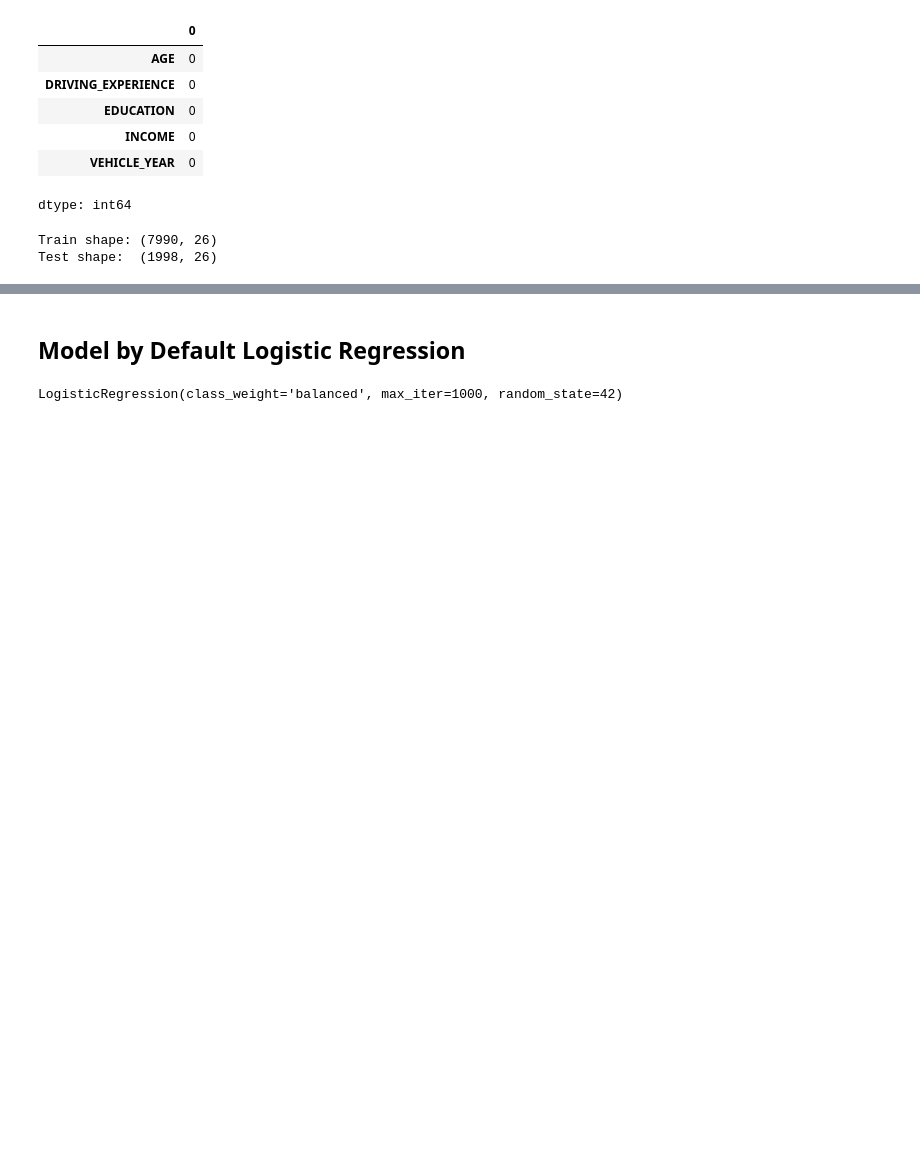
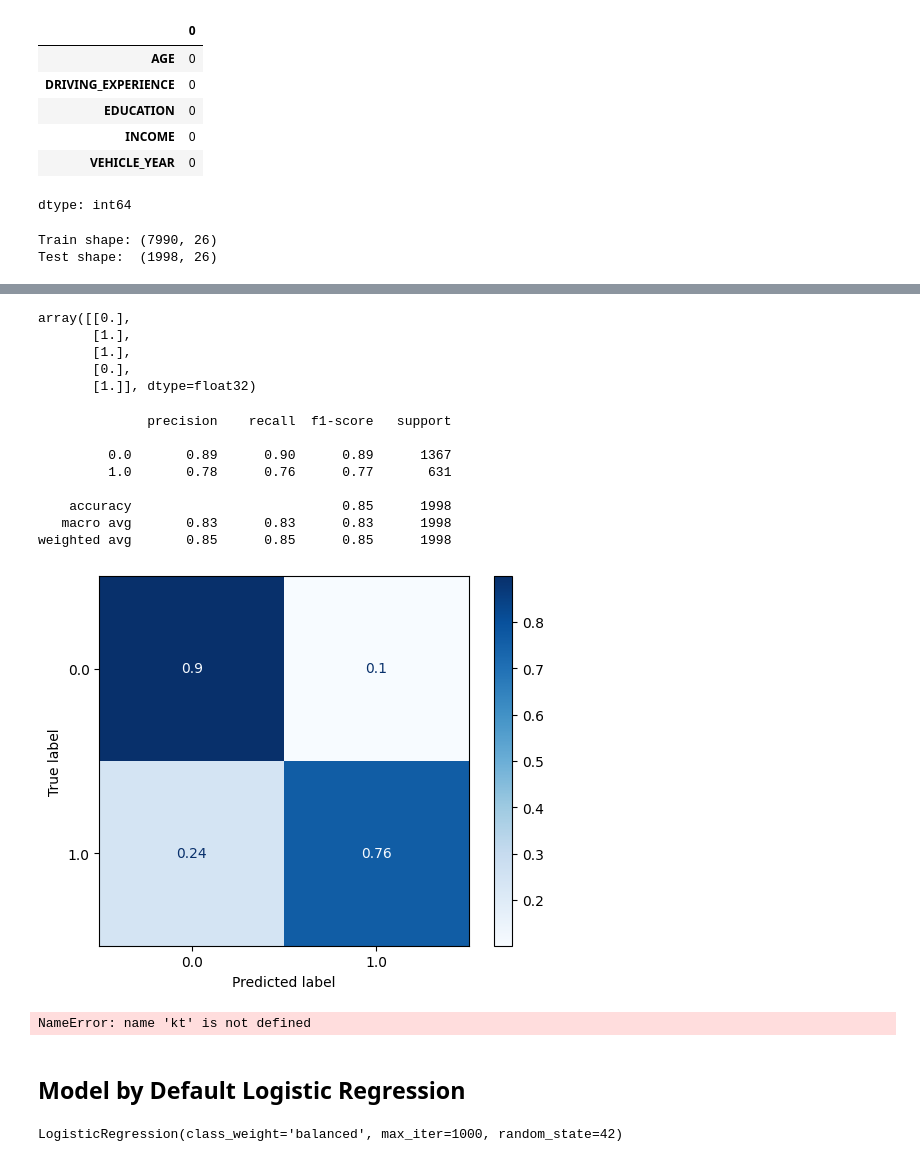
Before and after one commit to laramutair/Car-Insurance-Claim-Prediction, a Jupyter notebook: Project_4_Part_1_(Core).ipynb, the cells around one changed output, grey strips where cells are left out. Cells and saved outputs as stored; diff of their text form; code cells hidden in the pictures; blank space fills up the shorter version.

```diff
--- a/Project_4_Part_1_(Core).ipynb
+++ b/Project_4_Part_1_(Core).ipynb
@@ -543,0 +626,3 @@ Test shape:  (1998, 26)
+# %%
+y_pred_test = model1.predict(X_test_prep)
+y_pred_test[:5]
@@ -544,3 +636,43 @@ Test shape:  (1998, 26)
+# %%
+y_pred_test = np.round(y_pred_test)
+y_pred_test[:5]
+# %% [output]
+array([[0.],
+       [1.],
+       [1.],
+       [0.],
+       [1.]], dtype=float32)
+# %%
+from sklearn.metrics import classification_report,ConfusionMatrixDisplay
+print(classification_report(y_test, y_pred_test))
+
+ConfusionMatrixDisplay.from_predictions(y_test, y_pred_test, cmap='Blues',
+                                       normalize='true');
+# %% [output]
+              precision    recall  f1-score   support
+
+         0.0       0.89      0.90      0.89      1367
+         1.0       0.78      0.76      0.77       631
+
+    accuracy                           0.85      1998
+   macro avg       0.83      0.83      0.83      1998
+weighted avg       0.85      0.85      0.85      1998
+[figure, added]
+# %%
+model_tune = Sequential()
+model_tune.add(Dense(64, activation='relu', input_shape=(X_train_prep.shape[1],)))
+model_tune.add(Dense(units=kt.hp.Int('units', min_value=32, max_value=265, step=32), activation='relu'))
+model_tune.add(Dropout(kt.hp.Float(name="dropout_value", min_value=0.1, max_value=0.5, step=0.1)))
+model_tune.add(Dense(1, activation = 'sigmoid'))
+
+
+model_tune.compile(optimizer=kt.hp.Choice('optimizer',['rmsprop','nadam','adam']),
+                  loss='bce',
+                  metrics=['accuracy',
+                           tf.keras.metrics.Recall(name='recall'),
+                           tf.keras.metrics.Precision(name='precision')])
+# %% [output]
+NameError: name 'kt' is not defined
 # %% [markdown]
 ## Model by Default Logistic Regression
 # %%
```
Also changed, not shown: parts of 7 cells of this notebook.
